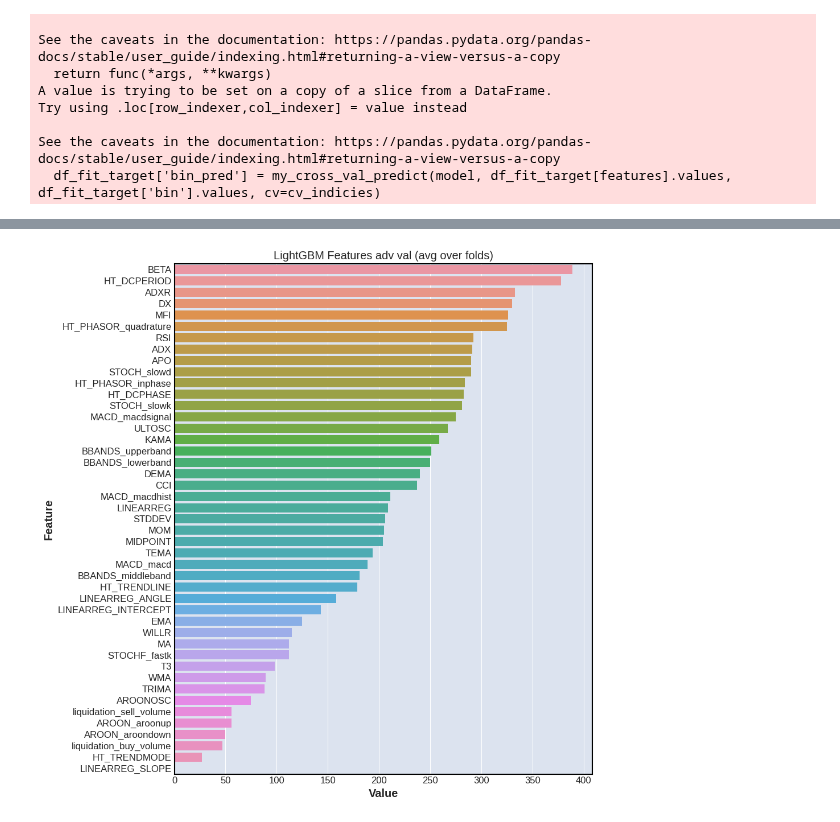
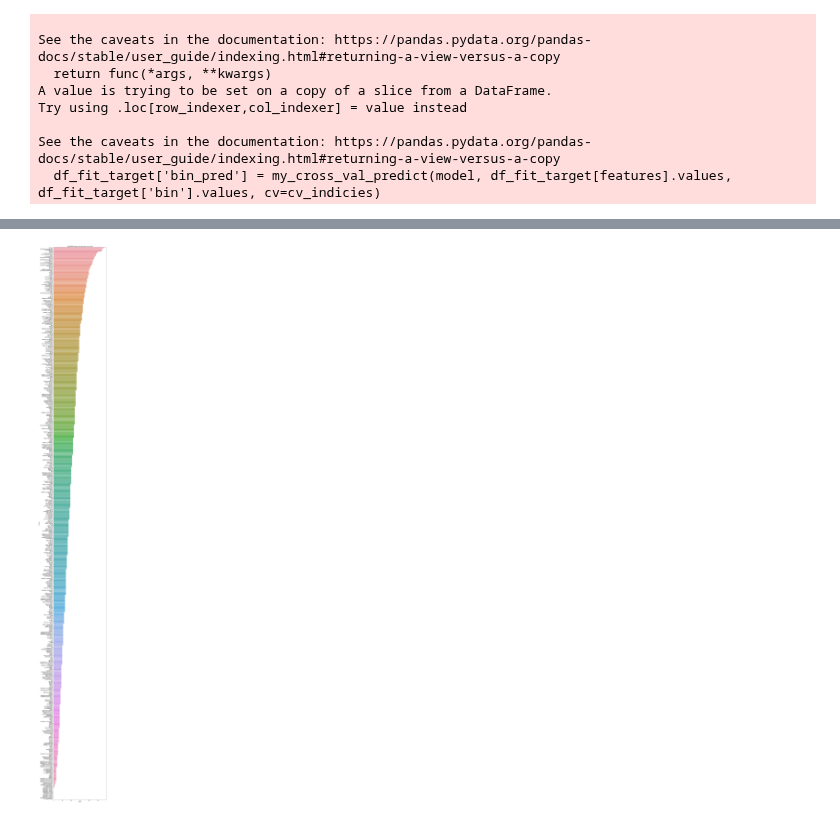
Before and after one commit to sharavsambuu/mlbot_tutorial_richmanbtc_wannabebotter, a Jupyter notebook: work/tutorial_modified2.ipynb, the cells around one changed output, grey strips where cells are left out. Drawn from its saved outputs; the diff is of its cells as text; code cells hidden in the pictures.

```diff
--- a/work/tutorial_modified2.ipynb
+++ b/work/tutorial_modified2.ipynb
@@ -277,7 +283,8 @@ def my_cross_val_predict(estimator, X, y=None, cv=None):
 def fit_and_predict(df, features = []):
     # モデル (コメントアウトで他モデルも試してみてください)
     # model = RidgeCV(alphas=np.logspace(-7, 7, num=20))
-    model = lgb.LGBMClassifier(objective='multiclass')
+    #model = lgb.LGBMClassifier(objective='multiclass', class_weight='balanced')
+    model = lgb.LGBMClassifier(objective='binary', max_depth=8, num_leaves=192)
 
     # アンサンブル (コメントアウトを外して性能を比較してみてください)
     # model = BaggingRegressor(model, random_state=1, n_jobs=1)
@@ -309,12 +316,25 @@ def fit_and_predict(df, features = []):
 
     return (df, model)
 # %%
-df_dollar = pd.read_pickle('df_dollar_1m_ohlcvl_16Mvolatility_cusummarker_bin_binmarker_features.pkl')
+df_dollar = pd.read_pickle('df_dollar_1m_ohlcvl_volatility_cusummarker_bin_features.pkl')
 pd.set_option('display.max_rows', 10)
 pd.set_option('display.min_rows', 10)
 pd.set_option('display.max_columns', 100)
-(df_dollar, model) = fit_and_predict(df_dollar, features)
-df_dollar.to_pickle('df_dollar_1m_ohlcvl_16Mvolatility_cusummarker_bin_binmarker_features_predict.pkl')
+
+df_dollar = df_dollar[pd.isnull(df_dollar['bin']) == False]
+
+shift_features = []
+for i in range(1, 9):
+    df_dollar_shift = df_dollar.shift(i)
+    df_dollar_shift = df_dollar_shift[features]
+    df_dollar_shift = df_dollar_shift.add_suffix(f"_{i}")
+    df_dollar = pd.concat([df_dollar, df_dollar_shift], axis=1)
+    shift_features = shift_features + df_dollar_shift.columns.values.tolist()
+
+(df_dollar, model) = fit_and_predict(df_dollar, features + shift_features)
+joblib.dump(model, 'model.xz', compress=True)
+df_dollar = df_dollar[pd.isna(df_dollar['bin_pred']) == False]
+df_dollar.to_pickle('df_dollar_1m_ohlcvl_volatility_cusummarker_bin_features_predict.pkl')
 # %% [output]
 A value is trying to be set on a copy of a slice from a DataFrame
 
@@ -344,10 +365,10 @@ sns.heatmap(cf_matrix / np.sum(cf_matrix), annot=True, fmt='.2%', cmap='Blues')
 # %%
 lgbm_adv_importance = model.feature_importances_
-feature_imp = pd.DataFrame(sorted(zip(model.feature_importances_, features)), columns=['Value','Feature'])
-plt.figure(figsize=(10, 10))
+feature_imp = pd.DataFrame(sorted(zip(model.feature_importances_, features + shift_features)), columns=['Value','Feature'])
+plt.figure(figsize=(10, 80))
 sns.barplot(x="Value", y="Feature", data=feature_imp.sort_values(by="Value", ascending=False))
 plt.title('LightGBM Features adv val (avg over folds)')
 plt.tight_layout()
 plt.show()
 # %% [output]
-[figure, old version]
+[figure, new version]
```
Also changed, not shown: parts of 10 cells of this notebook, 2 other files.
